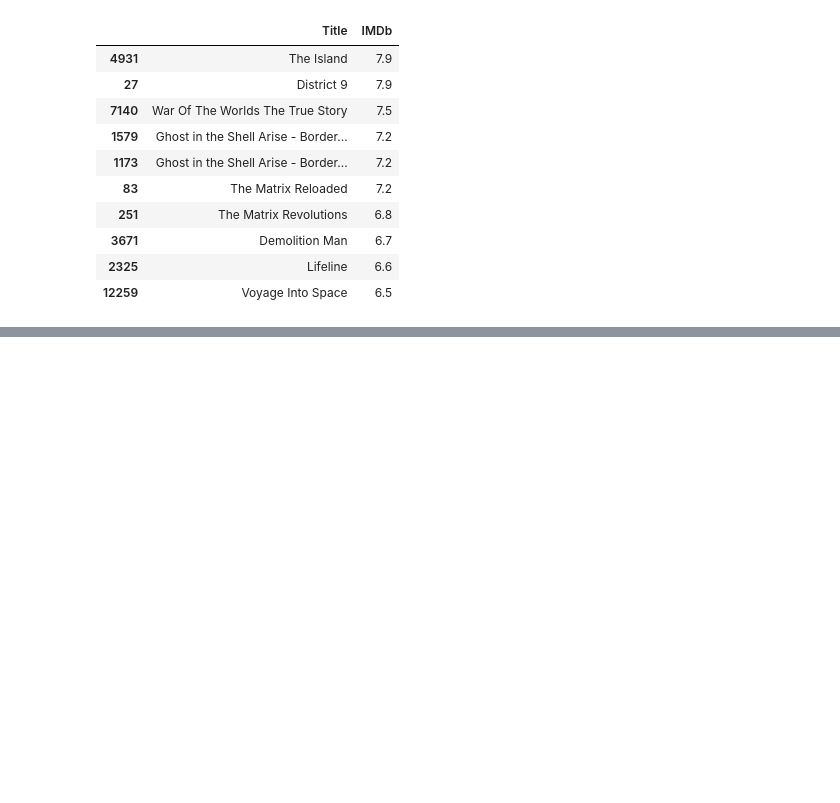
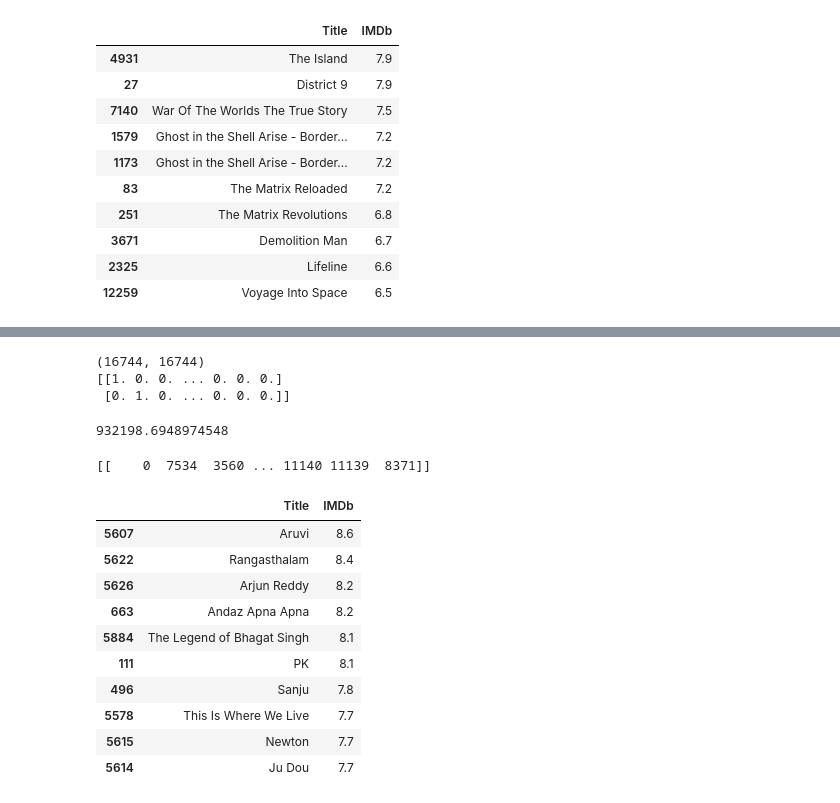
Before and after one commit to teqn99/ott-platforms-analysis, a Jupyter notebook: OTT_Analysis.ipynb, the cells around one changed output, grey strips where cells are left out. Cells and saved outputs as stored; diff of their text form; code cells hidden in the pictures; blank space fills up the shorter version.

```diff
--- a/OTT_Analysis.ipynb
+++ b/OTT_Analysis.ipynb
@@ -569,0 +680,5 @@ similar_movies[['Title', 'IMDb']].sort_values('IMDb', ascending=False)[:10]
+# %%
+movie['Directors'] = movie['Directors'].apply(lambda x : (' ').join(x))
+count_vect = CountVectorizer(min_df=0, ngram_range=(1,2))
+director_mat = count_vect.fit_transform(movie['Directors'])
+print(director_mat.shape)
@@ -569,0 +702,46 @@ similar_movies[['Title', 'IMDb']].sort_values('IMDb', ascending=False)[:10]
+# %%
+director_sim = cosine_similarity(director_mat, director_mat)
+print(director_sim.shape)
+print(director_sim[:2])
+# %% [output]
+(16744, 16744)
+[[1. 0. 0. ... 0. 0. 0.]
+ [0. 1. 0. ... 0. 0. 0.]]
+# %%
+director_sim.sum()
+# %% [output]
+932198.6948974548
+# %%
+director_sim_sorted_ind = director_sim.argsort()[:, ::-1]
+print(director_sim_sorted_ind[:1])
+# %% [output]
+[[    0  7534  3560 ... 11140 11139  8371]]
+# %%
+def find_sim_movie(df, sorted_ind, title_name, top_n=10):
+    title_movie = df[df['Title'] == title_name]
+    title_index = title_movie.index.values
+
+    # top_n의 2배에 해당하는 쟝르 유사성이 높은 index 추출
+    similar_indexes = sorted_ind[title_index, :(top_n*2)]
+    similar_indexes = similar_indexes.reshape(-1)
+
+    # 기준 영화 index는 제외
+    similar_indexes = similar_indexes[similar_indexes != title_index]
+
+    # top_n의 2배에 해당하는 후보군에서 weighted_vote 높은 순으로 top_n 만큼 추출
+    return df.iloc[similar_indexes].sort_values('IMDb', ascending=False)[:top_n]
+# %%
+similar_movies = find_sim_movie(movie, director_sim_sorted_ind, '3 Idiots', 50)
+similar_movies[['Title', 'IMDb']].sort_values('IMDb', ascending=False)[:10]
+# %% [output]
+|  | Title | IMDb |
+| 5607 | Aruvi | 8.6 |
+| 5622 | Rangasthalam | 8.4 |
+| 5626 | Arjun Reddy | 8.2 |
+| 663 | Andaz Apna Apna | 8.2 |
+| 5884 | The Legend of Bhagat Singh | 8.1 |
+| 111 | PK | 8.1 |
+| 496 | Sanju | 7.8 |
+| 5578 | This Is Where We Live | 7.7 |
+| 5615 | Newton | 7.7 |
+| 5614 | Ju Dou | 7.7 |
```
Also changed, not shown: parts of 29 cells of this notebook.
